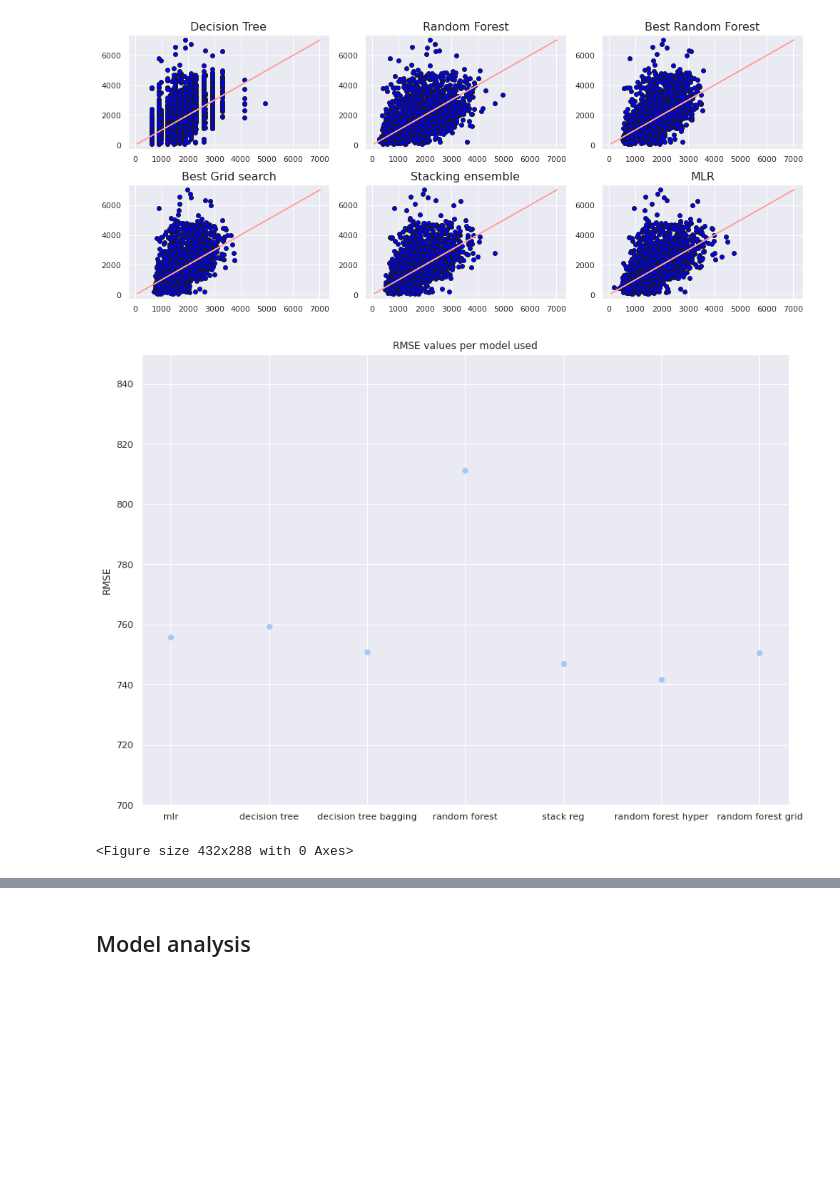
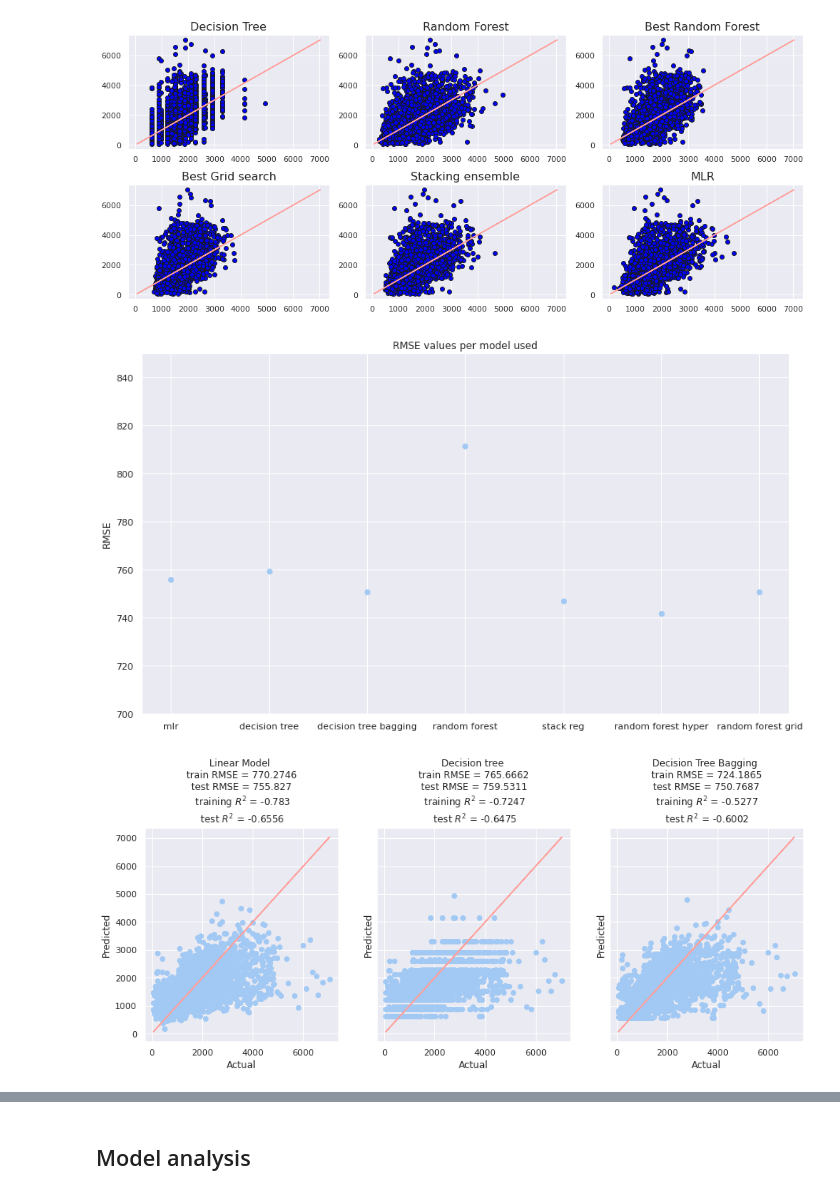
Before and after one commit to monicafar147/logistics-challenge, a Jupyter notebook: Copy_of_cleaned.ipynb, the cells around one changed output, grey strips where cells are left out. Saved outputs shown, nothing was run; the diff lists cells and outputs as text; code cells hidden in the pictures; blank space fills up the shorter version.

Commit message:
made better graphs

```diff
--- a/Copy_of_cleaned.ipynb
+++ b/Copy_of_cleaned.ipynb
@@ -824,13 +824,42 @@ random_forest_grid_rmse = math.sqrt(metrics.mean_squared_error(y_test, grid_best
 rmse_list = [mlr_rmse,dec_tree_rmse,dec_tree_bagging_rmse,random_forest_rmse,stack_reg_rmse,random_forest_hyper_rmse,random_forest_grid_rmse]
 rmse_list_names = ['mlr','decision tree','decision tree bagging','random forest','stack reg','random forest hyper','random forest grid']
 # %%
-fig, axs = plt.subplots(figsize=(14,10),)
+fig, axs = plt.subplots(figsize=(14,8),)
 plt.plot(rmse_list_names,rmse_list, 'bo')
 plt.title('RMSE values per model used')
 plt.ylim([700,850])
 plt.ylabel('RMSE')
-plt.show()
 plt.savefig('rmse_plot.png')
 # %% [output]
-[figure, old version]
+[figure, new version]
-<Figure size 432x288 with 0 Axes>
+# %%
+# Create figure and axes
+f, ax = plt.subplots(figsize=(15, 5), nrows=1, ncols=3, sharey=True)
+
+# Create list of titles and predictions to use in for loop
+train_pred = [linear_model.predict(X_train),
+              regression_tree.predict(X_train),
+              bag_reg.predict(X_train)]
+
+test_pred = [linear_model.predict(X_test),
+              regression_tree.predict(X_test),
+              bag_reg.predict(X_test)]
+
+title = ['Linear Model', 'Decision tree','Decision Tree Bagging','Random Forest','Decision Tree Stacking','Random Forest Hyperparameter Tuning','Random Forest Grid Search']
+
+# Loop through all axes to plot each model's results
+for i in range(3):
+    test_mse = round(np.sqrt(metrics.mean_squared_error(test_pred[i], y_test)), 4)
+    test_r2 = round(metrics.r2_score(test_pred[i], y_test), 4)
+    train_mse = round(np.sqrt(metrics.mean_squared_error(train_pred[i], y_train)), 4)
+    train_r2 = round(metrics.r2_score(train_pred[i], y_train), 4)
+    title_str = f"{title[i]} \n train RMSE = {train_mse} \n " + \
+                f"test RMSE = {test_mse} \n training $R^{2}$ = {train_r2} \n " + \
+                f"test $R^{2}$ = {test_r2}"
+    ax[i].set_title(title_str)
+    ax[i].set_xlabel('Actual')
+    ax[i].set_ylabel('Predicted')
+    ax[i].plot(y_test, y_test, 'r')
+    ax[i].scatter(y_test, test_pred[i])
+# %% [output]
+[figure, added]
```
Also changed, not shown: parts of 1 cell of this notebook.
